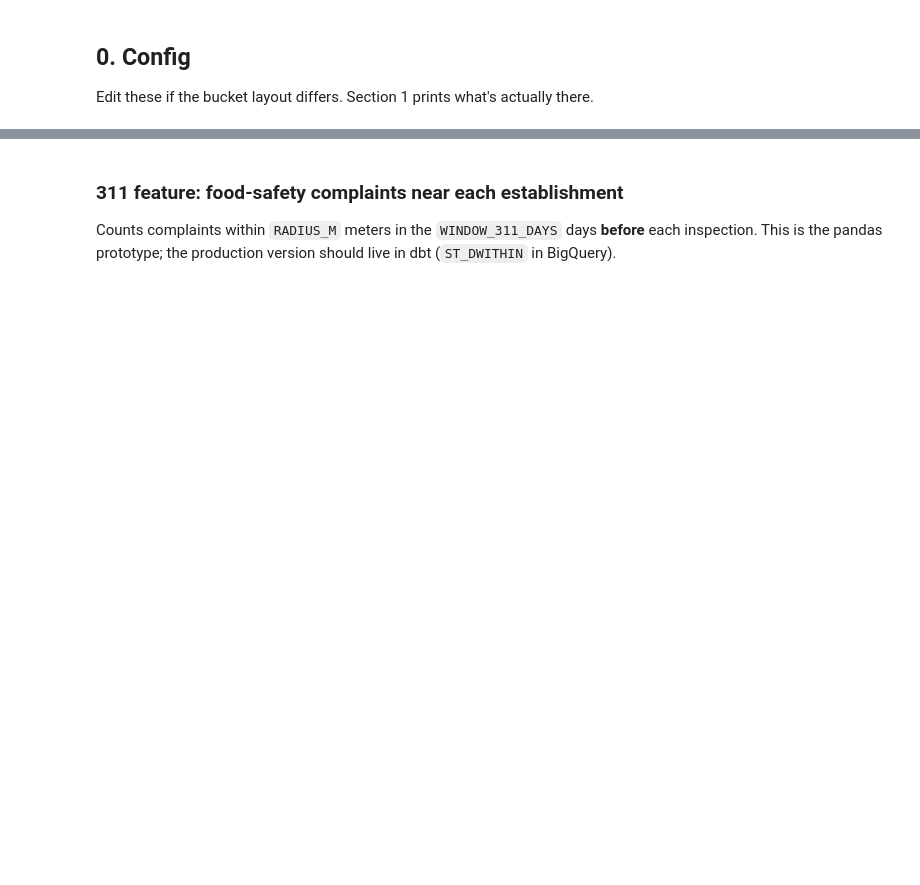
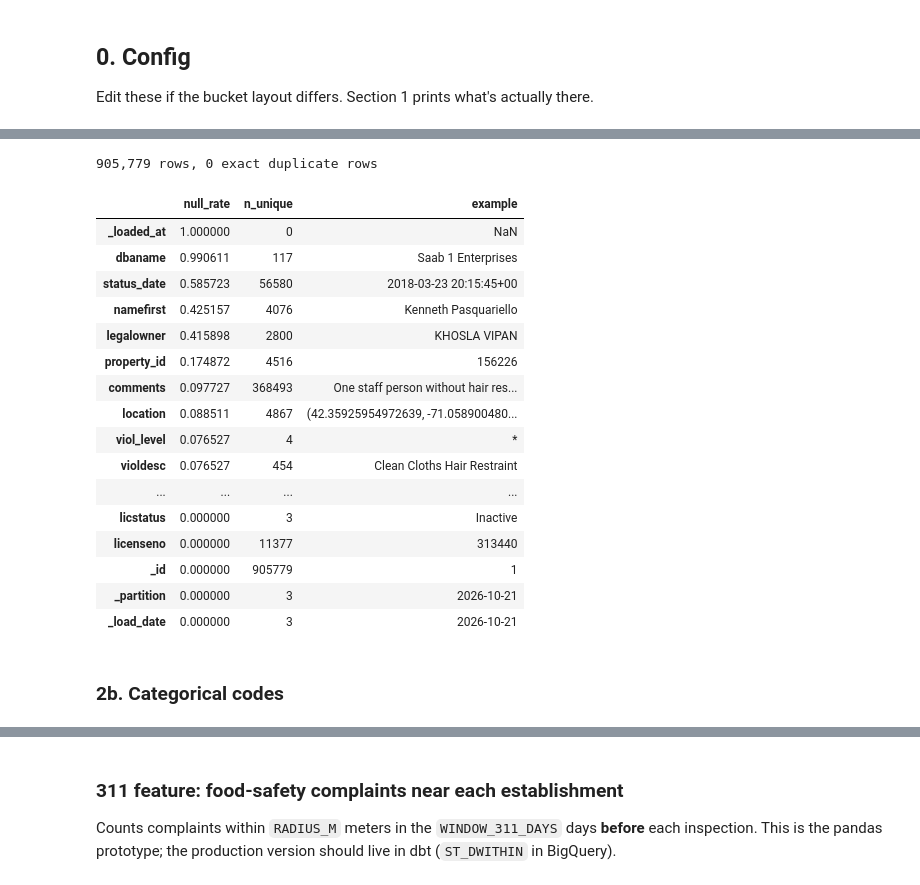
Before and after one commit to kaihungtran/ba882-boston-inspections, a Jupyter notebook: ml/notebooks/01_eda_target_baseline.ipynb, the cells around one changed output, grey strips where cells are left out. Cells and saved outputs as stored; diff of their text form; code cells hidden in the pictures; blank space fills up the shorter version.

```diff
--- a/ml/notebooks/01_eda_target_baseline.ipynb
+++ b/ml/notebooks/01_eda_target_baseline.ipynb
@@ -197,9 +117,0 @@ insp["insp_dt"].dt.year.value_counts().sort_index().to_frame("rows")
-# %%
-for key in ["result", "level", "licensecat", "descript", "viol_status"]:
-    col = C.get(key)
-    if col:
-        print(f"--- {key} ({col}) ---")
-        print(insp[col].value_counts(dropna=False).head(20).to_string(), "\n")
-
-if C["licensecat"] and C["descript"]:
-    display(pd.crosstab(insp[C["licensecat"]], insp[C["descript"]]))
@@ -340,27 +117,0 @@ f.filter(like="prior").describe().T
-# %%
-lic = None
-if lic_raw is not None:
-    L = {
-        "license": pick(lic_raw, "licenseno", "license_no", "license_number", "licno"),
-        "status": pick(lic_raw, "licstatus", "license_status", "status", required=False),
-        "issued": pick(lic_raw, "license_add_dt_tm", "issdttm", "issue_date", "licenseadddttm", required=False),
-        "cat": pick(lic_raw, "licensecat", "license_cat", required=False),
-    }
-    print(L)
-    lic = lic_raw.copy()
-    lic["license"] = lic[L["license"]].astype(str).str.strip()
-    if L["status"]:
-        print(lic[L["status"]].value_counts(dropna=False).to_string())
-
-    active = set(lic["license"])
-    inspected = set(inspections["license"])
-    print(f"\nActive licenses: {len(active):,}")
-    print(f"Active licenses with at least one inspection: {len(active & inspected) / len(active):.1%}")
-    print(f"Inspected establishments still active: {len(active & inspected) / len(inspected):.1%}")
-    print("(A low first number usually means the license number formats differ between the two feeds.)")
-
-    if L["issued"]:
-        lic["license_issued"] = to_naive_datetime(lic[L["issued"]])
-        f = f.merge(lic[["license", "license_issued"]].drop_duplicates("license"), on="license", how="left")
-        f["license_age_days"] = (f["insp_date"] - f["license_issued"]).dt.days
-        f.loc[f["license_age_days"] < 0, "license_age_days"] = np.nan
@@ -392,0 +279,29 @@ if r311_raw is not None:
+# %%
+quality = pd.DataFrame({
+    "null_rate": insp_raw.isna().mean(),
+    "n_unique": insp_raw.nunique(),
+    "example": insp_raw.apply(lambda s: s.dropna().iloc[0] if s.notna().any() else None),
+}).sort_values("null_rate", ascending=False)
+print(f"{len(insp_raw):,} rows, {insp_raw.drop(columns=METADATA_COLS, errors='ignore').duplicated().sum():,} exact duplicate rows")
+quality
+# %% [output]
+905,779 rows, 0 exact duplicate rows
+|  | null_rate | n_unique | example |
+| _loaded_at | 1.000000 | 0 | NaN |
+| dbaname | 0.990611 | 117 | Saab 1 Enterprises |
+| status_date | 0.585723 | 56580 | 2018-03-23 20:15:45+00 |
+| namefirst | 0.425157 | 4076 | Kenneth Pasquariello |
+| legalowner | 0.415898 | 2800 | KHOSLA VIPAN |
+| property_id | 0.174872 | 4516 | 156226 |
+| comments | 0.097727 | 368493 | One staff person without hair res... |
+| location | 0.088511 | 4867 | (42.35925954972639, -71.058900480... |
+| viol_level | 0.076527 | 4 | * |
+| violdesc | 0.076527 | 454 | Clean Cloths Hair Restraint |
+| ... | ... | ... | ... |
+| licstatus | 0.000000 | 3 | Inactive |
+| licenseno | 0.000000 | 11377 | 313440 |
+| _id | 0.000000 | 905779 | 1 |
+| _partition | 0.000000 | 3 | 2026-10-21 |
+| _load_date | 0.000000 | 3 | 2026-10-21 |
+# %% [markdown]
+### 2b. Categorical codes
```
Also changed, not shown: parts of 87 cells of this notebook.
